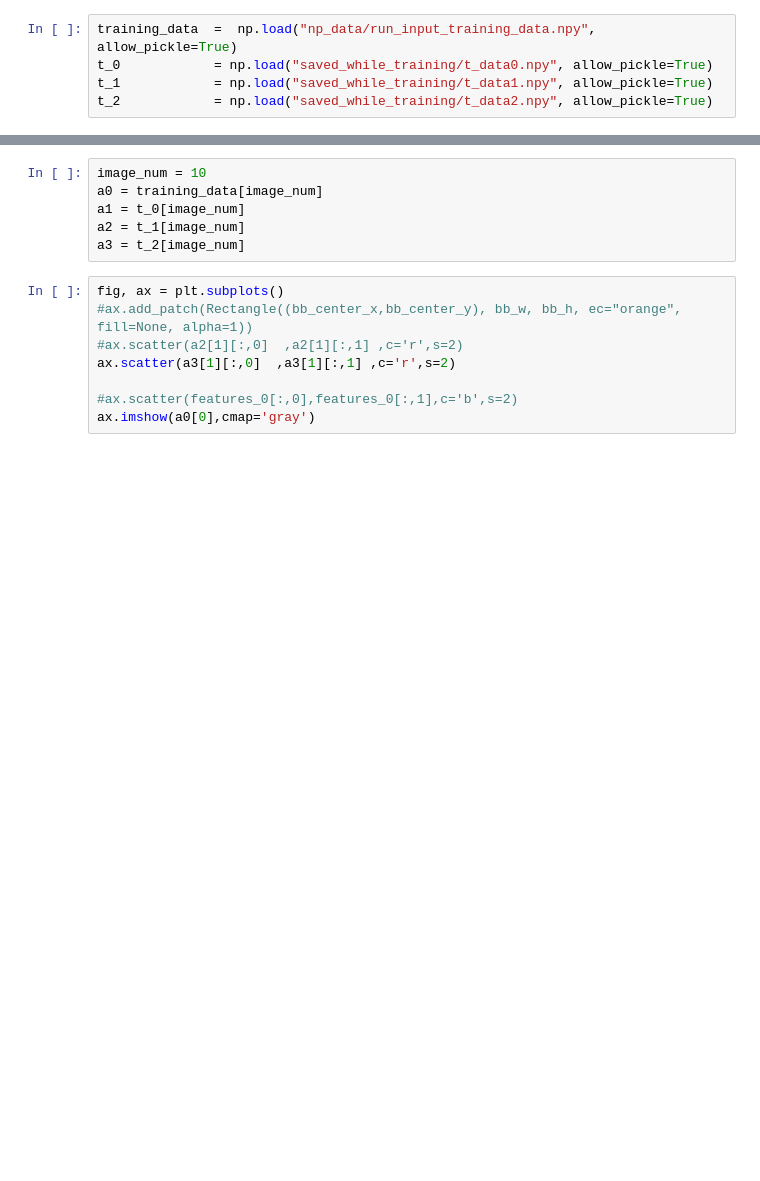
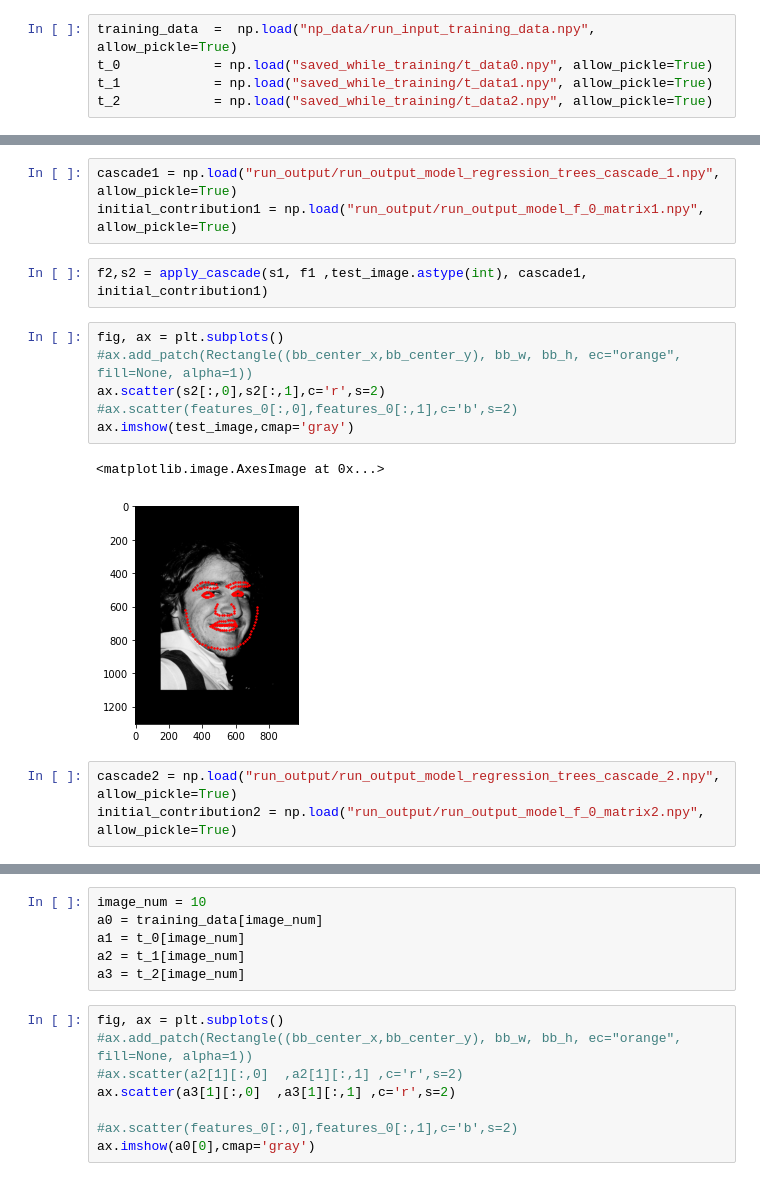
Before and after one commit to HejSumin/face_alignment, a Jupyter notebook: Predicting.ipynb, the cells around one changed output, grey strips where cells are left out. Saved outputs shown, nothing was run; the diff lists cells and outputs as text; blank space fills up the shorter version.

```diff
--- a/Predicting.ipynb
+++ b/Predicting.ipynb
@@ -13,0 +98,17 @@ t_2            = np.load("saved_while_training/t_data2.npy", allow_pickle=True)
+# %%
+cascade1 = np.load("run_output/run_output_model_regression_trees_cascade_1.npy", allow_pickle=True)
+initial_contribution1 = np.load("run_output/run_output_model_f_0_matrix1.npy", allow_pickle=True)
+# %%
+f2,s2 = apply_cascade(s1, f1 ,test_image.astype(int), cascade1, initial_contribution1)
+# %%
+fig, ax = plt.subplots()
+#ax.add_patch(Rectangle((bb_center_x,bb_center_y), bb_w, bb_h, ec="orange", fill=None, alpha=1))
+ax.scatter(s2[:,0],s2[:,1],c='r',s=2)
+#ax.scatter(features_0[:,0],features_0[:,1],c='b',s=2)
+ax.imshow(test_image,cmap='gray')
+# %% [output]
+<matplotlib.image.AxesImage at 0x...>
+[figure, added]
+# %%
+cascade2 = np.load("run_output/run_output_model_regression_trees_cascade_2.npy", allow_pickle=True)
+initial_contribution2 = np.load("run_output/run_output_model_f_0_matrix2.npy", allow_pickle=True)
```
Also changed, not shown: parts of 26 cells of this notebook, 1 other file.
